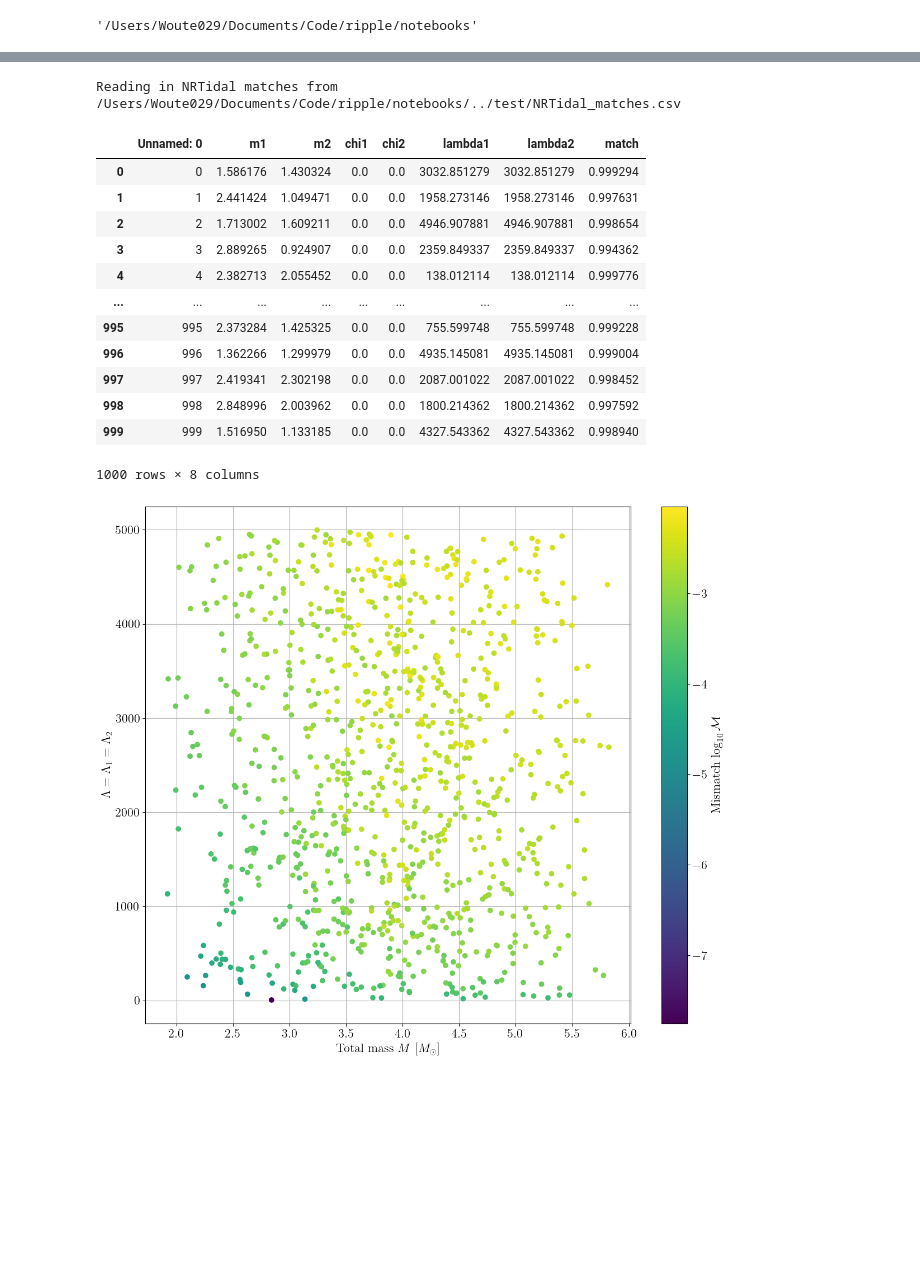
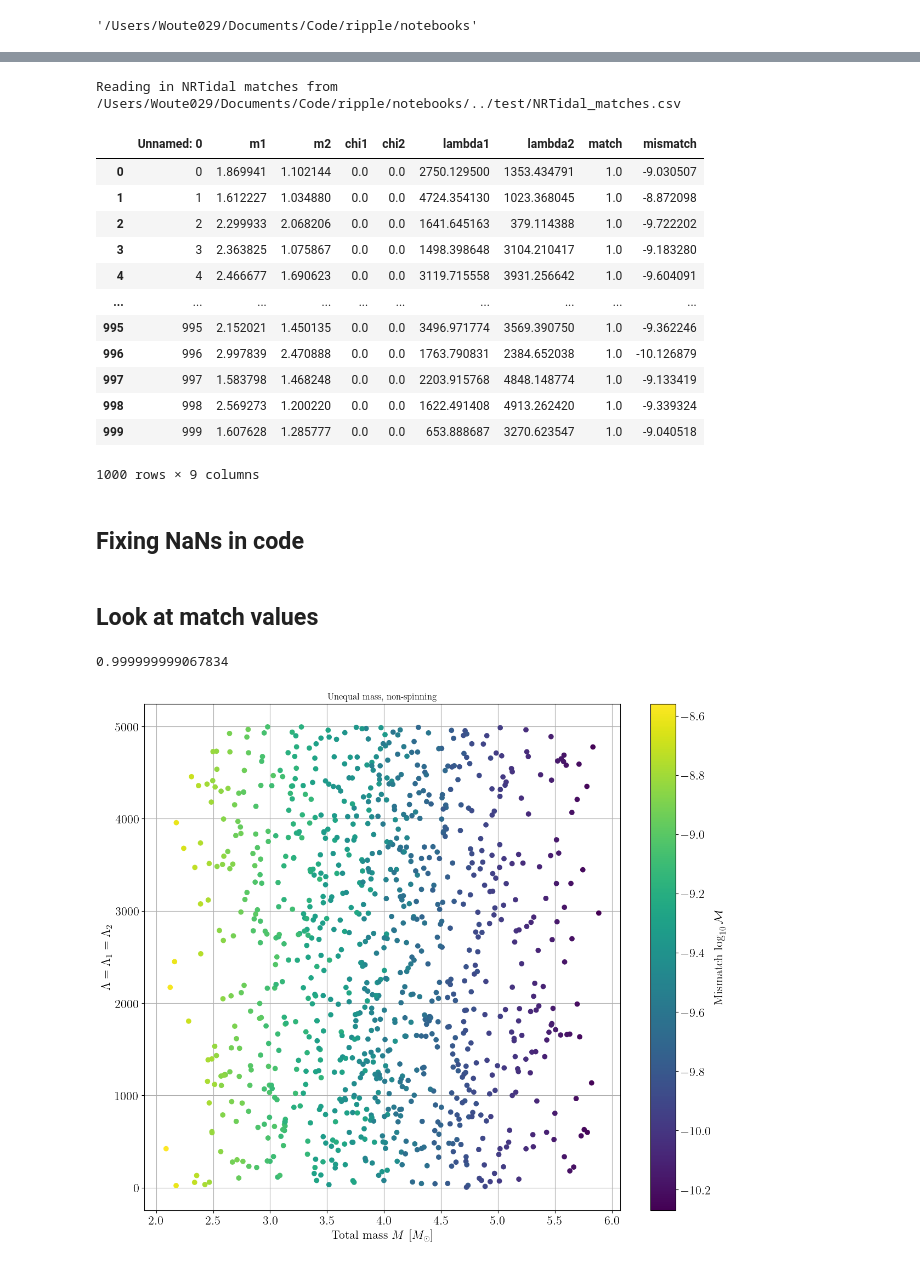
Before and after one commit to tedwards2412/ripple, a Jupyter notebook: notebooks/matches_NRTidal.ipynb, the cells around one changed output, grey strips where cells are left out. Drawn from its saved outputs; the diff is of its cells as text; code cells hidden in the pictures; blank space fills up the shorter version.

Commit message:
proper LAL implementation, working version for m1, m2, lambda1, lambda2, but zero chis

```diff
--- a/notebooks/matches_NRTidal.ipynb
+++ b/notebooks/matches_NRTidal.ipynb
@@ -41,19 +54,22 @@ os.getcwd()
 matches_filename = os.path.join(os.getcwd(), "../test/NRTidal_matches.csv")
 print(f"Reading in NRTidal matches from {matches_filename}")
 matches_df = pd.read_csv(matches_filename)
+matches_df["mismatch"] = np.log10(1 - matches_df["match"])
 matches_df
 # %% [output]
 Reading in NRTidal matches from /Users/Woute029/Documents/Code/ripple/notebooks/../test/NRTidal_matches.csv
-|  | Unnamed: 0 | m1 | m2 | chi1 | chi2 | lambda1 | lambda2 | match |
-| 0 | 0 | 1.586176 | 1.430324 | 0.0 | 0.0 | 3032.851279 | 3032.851279 | 0.999294 |
-| 1 | 1 | 2.441424 | 1.049471 | 0.0 | 0.0 | 1958.273146 | 1958.273146 | 0.997631 |
-| 2 | 2 | 1.713002 | 1.609211 | 0.0 | 0.0 | 4946.907881 | 4946.907881 | 0.998654 |
-| 3 | 3 | 2.889265 | 0.924907 | 0.0 | 0.0 | 2359.849337 | 2359.849337 | 0.994362 |
-| 4 | 4 | 2.382713 | 2.055452 | 0.0 | 0.0 | 138.012114 | 138.012114 | 0.999776 |
-| ... | ... | ... | ... | ... | ... | ... | ... | ... |
-| 995 | 995 | 2.373284 | 1.425325 | 0.0 | 0.0 | 755.599748 | 755.599748 | 0.999228 |
-| 996 | 996 | 1.362266 | 1.299979 | 0.0 | 0.0 | 4935.145081 | 4935.145081 | 0.999004 |
-| 997 | 997 | 2.419341 | 2.302198 | 0.0 | 0.0 | 2087.001022 | 2087.001022 | 0.998452 |
-| 998 | 998 | 2.848996 | 2.003962 | 0.0 | 0.0 | 1800.214362 | 1800.214362 | 0.997592 |
-| 999 | 999 | 1.516950 | 1.133185 | 0.0 | 0.0 | 4327.543362 | 4327.543362 | 0.998940 |
+|  | Unnamed: 0 | m1 | m2 | chi1 | chi2 | lambda1 | lambda2 | match | mismatch |
+| 0 | 0 | 1.869941 | 1.102144 | 0.0 | 0.0 | 2750.129500 | 1353.434791 | 1.0 | -9.030507 |
+| 1 | 1 | 1.612227 | 1.034880 | 0.0 | 0.0 | 4724.354130 | 1023.368045 | 1.0 | -8.872098 |
+| 2 | 2 | 2.299933 | 2.068206 | 0.0 | 0.0 | 1641.645163 | 379.114388 | 1.0 | -9.722202 |
+| 3 | 3 | 2.363825 | 1.075867 | 0.0 | 0.0 | 1498.398648 | 3104.210417 | 1.0 | -9.183280 |
+| 4 | 4 | 2.466677 | 1.690623 | 0.0 | 0.0 | 3119.715558 | 3931.256642 | 1.0 | -9.604091 |
+| ... | ... | ... | ... | ... | ... | ... | ... | ... | ... |
+| 995 | 995 | 2.152021 | 1.450135 | 0.0 | 0.0 | 3496.971774 | 3569.390750 | 1.0 | -9.362246 |
+| 996 | 996 | 2.997839 | 2.470888 | 0.0 | 0.0 | 1763.790831 | 2384.652038 | 1.0 | -10.126879 |
+| 997 | 997 | 1.583798 | 1.468248 | 0.0 | 0.0 | 2203.915768 | 4848.148774 | 1.0 | -9.133419 |
+| 998 | 998 | 2.569273 | 1.200220 | 0.0 | 0.0 | 1622.491408 | 4913.262420 | 1.0 | -9.339324 |
+| 999 | 999 | 1.607628 | 1.285777 | 0.0 | 0.0 | 653.888687 | 3270.623547 | 1.0 | -9.040518 |
-1000 rows × 8 columns
+1000 rows × 9 columns
+# %% [markdown]
+## Fixing NaNs in code
@@ -60,17 +88,26 @@ Reading in NRTidal matches from /Users/Woute029/Documents/Code/ripple/notebooks/
+# %% [markdown]
+## Look at match values
 # %%
-# Get values
-total_mass_values = matches_df["m1"] + matches_df["m2"]
-lambda_values = matches_df["lambda1"]
-match_values= matches_df["match"]
-mismatch_values = np.log10(1 - match_values)
+mass_values = matches_df["m1"] + matches_df["m2"]
+lambda1_values = matches_df["lambda1"]
+lambda2_values = matches_df["lambda2"]
+match_values = matches_df["match"]
+mismatch_values = matches_df["mismatch"]
+# %%
+match_values[0]
+# %% [output]
+0.999999999067834
 # %%
 # Plot them
 plt.figure(figsize = (14, 12))
-plt.scatter(total_mass_values, lambda_values, c = mismatch_values, zorder=100)
+plt.scatter(mass_values, lambda1_values, c = mismatch_values, zorder=100)
 plt.xlabel(r"Total mass $M$ [$M_{\odot}$]")
 plt.ylabel(r"$\Lambda = \Lambda_1 = \Lambda_2$")
+plt.title(r"Unequal mass, non-spinning")
 cbar = plt.colorbar()
 cbar.set_label(r"Mismatch $\log_{10} \mathcal{M}$")
+# plt.savefig("../test/figures/match_equal_mass_equal_lambdas.pdf", bbox_inches = 'tight')
+# plt.savefig("../test/figures/match_equal_mass_equal_lambdas.png", bbox_inches = 'tight')
 plt.show()
 # %% [output]
-[figure, old version]
+[figure, new version]
```
Also changed, not shown: parts of 7 cells of this notebook, 13 other files.
